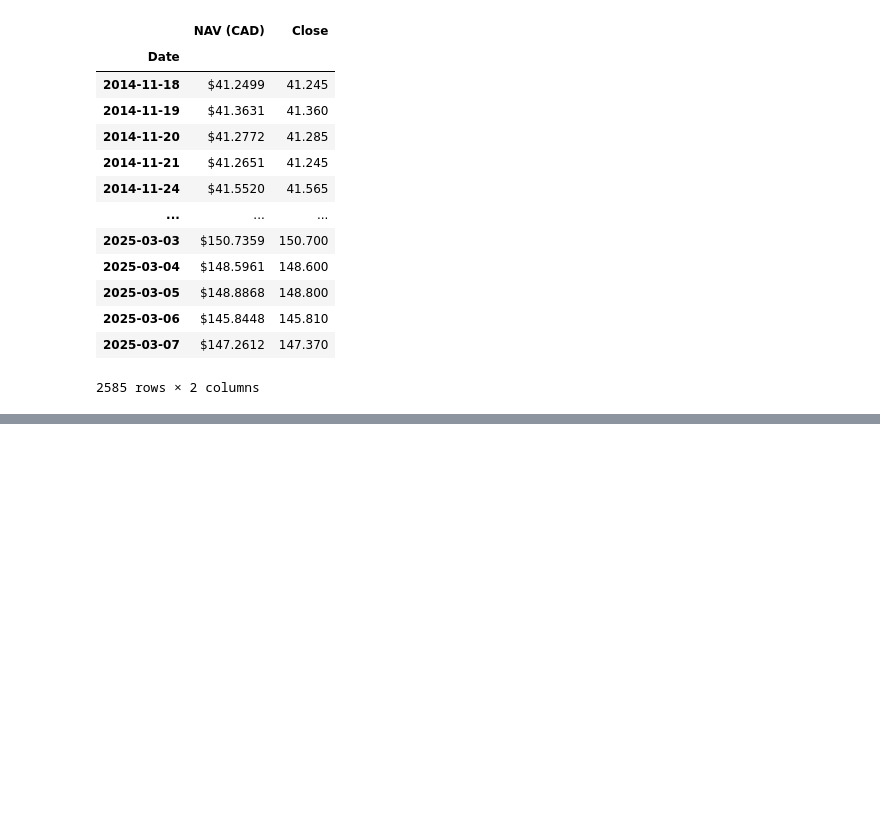
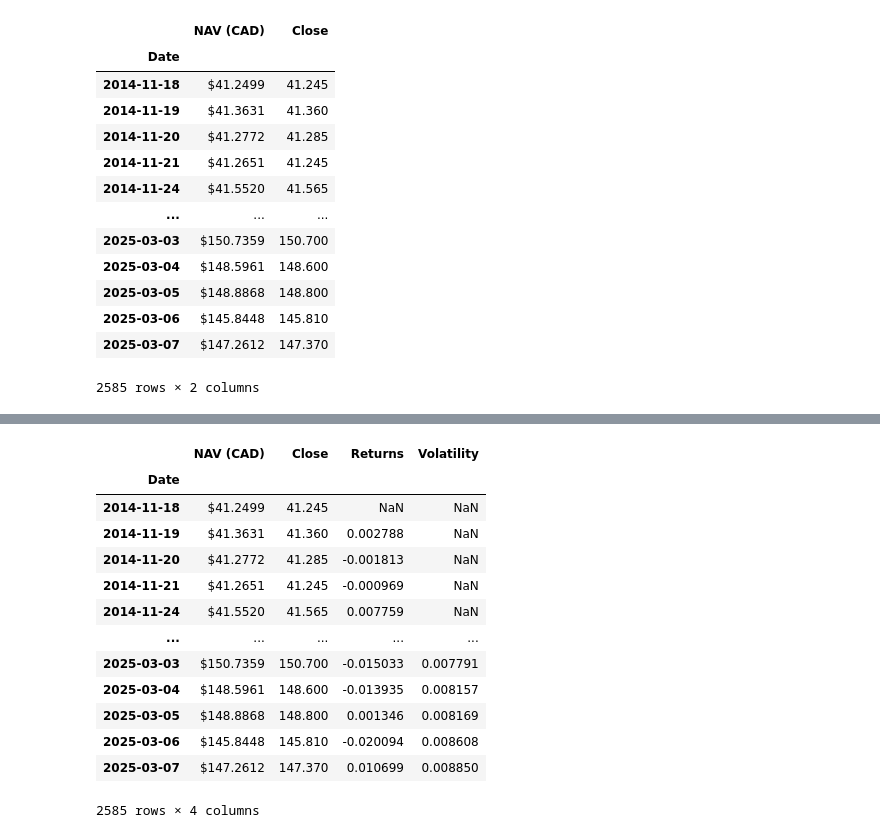
Before and after one commit to umeanougo/financial-portfolio-analysis, a Jupyter notebook: notebooks/volatility_risk_analysis.ipynb, the cells around one changed output, grey strips where cells are left out. Saved outputs shown, nothing was run; the diff lists cells and outputs as text; code cells hidden in the pictures; blank space fills up the shorter version.

```diff
--- a/notebooks/volatility_risk_analysis.ipynb
+++ b/notebooks/volatility_risk_analysis.ipynb
@@ -32,0 +60,19 @@ vfv_data
+# %%
+# Volatility Analysis (Rolling 30-day Standard Deviation)
+vfv_data['Volatility'] = vfv_data['Returns'].rolling(window=30).std()
+vfv_data
+# %% [output]
+|  | NAV (CAD) | Close | Returns | Volatility |
+| Date |  |  |  |  |
+| 2014-11-18 | $41.2499 | 41.245 | NaN | NaN |
+| 2014-11-19 | $41.3631 | 41.360 | 0.002788 | NaN |
+| 2014-11-20 | $41.2772 | 41.285 | -0.001813 | NaN |
+| 2014-11-21 | $41.2651 | 41.245 | -0.000969 | NaN |
+| 2014-11-24 | $41.5520 | 41.565 | 0.007759 | NaN |
+| ... | ... | ... | ... | ... |
+| 2025-03-03 | $150.7359 | 150.700 | -0.015033 | 0.007791 |
+| 2025-03-04 | $148.5961 | 148.600 | -0.013935 | 0.008157 |
+| 2025-03-05 | $148.8868 | 148.800 | 0.001346 | 0.008169 |
+| 2025-03-06 | $145.8448 | 145.810 | -0.020094 | 0.008608 |
+| 2025-03-07 | $147.2612 | 147.370 | 0.010699 | 0.008850 |
+2585 rows × 4 columns
```
Also changed, not shown: parts of 11 cells of this notebook, 3 other files.
